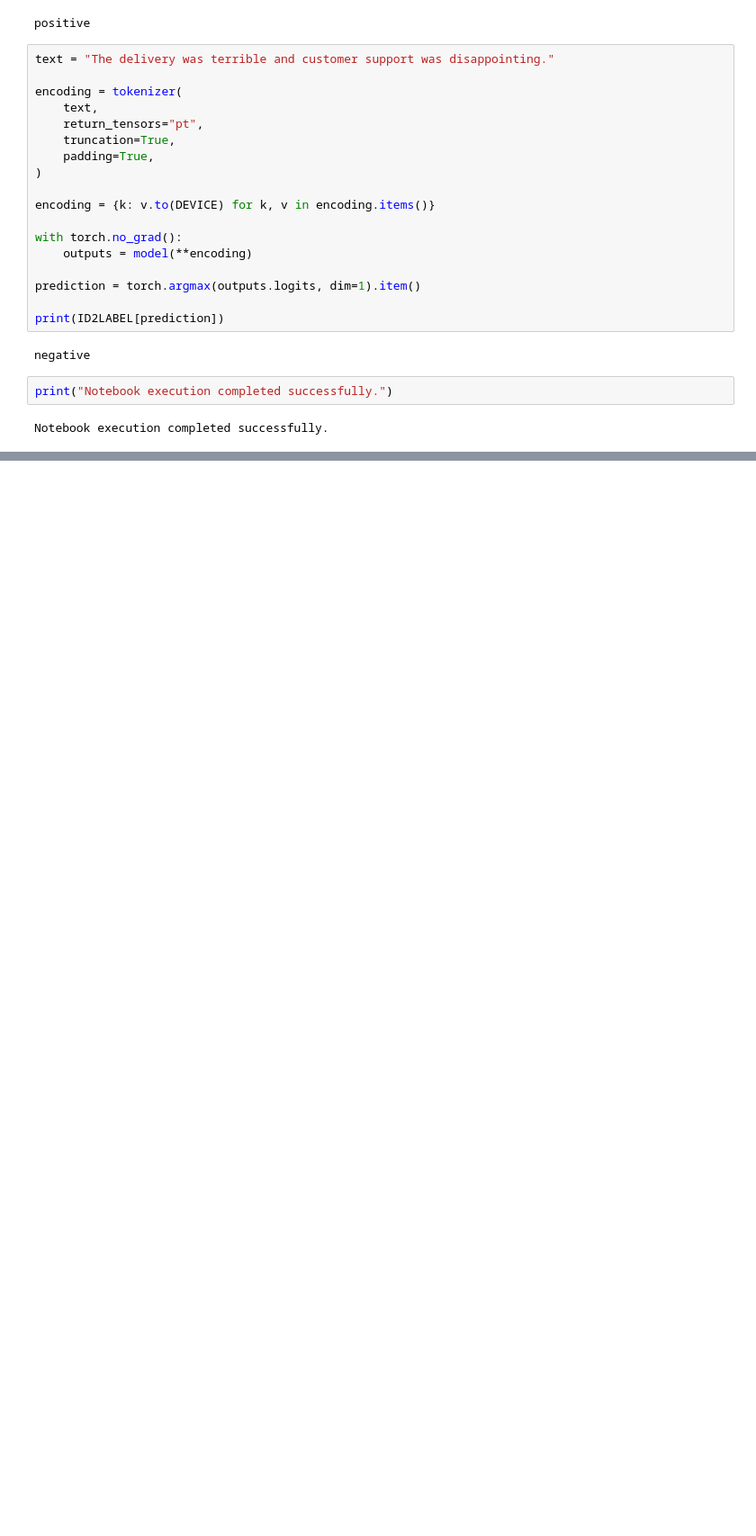
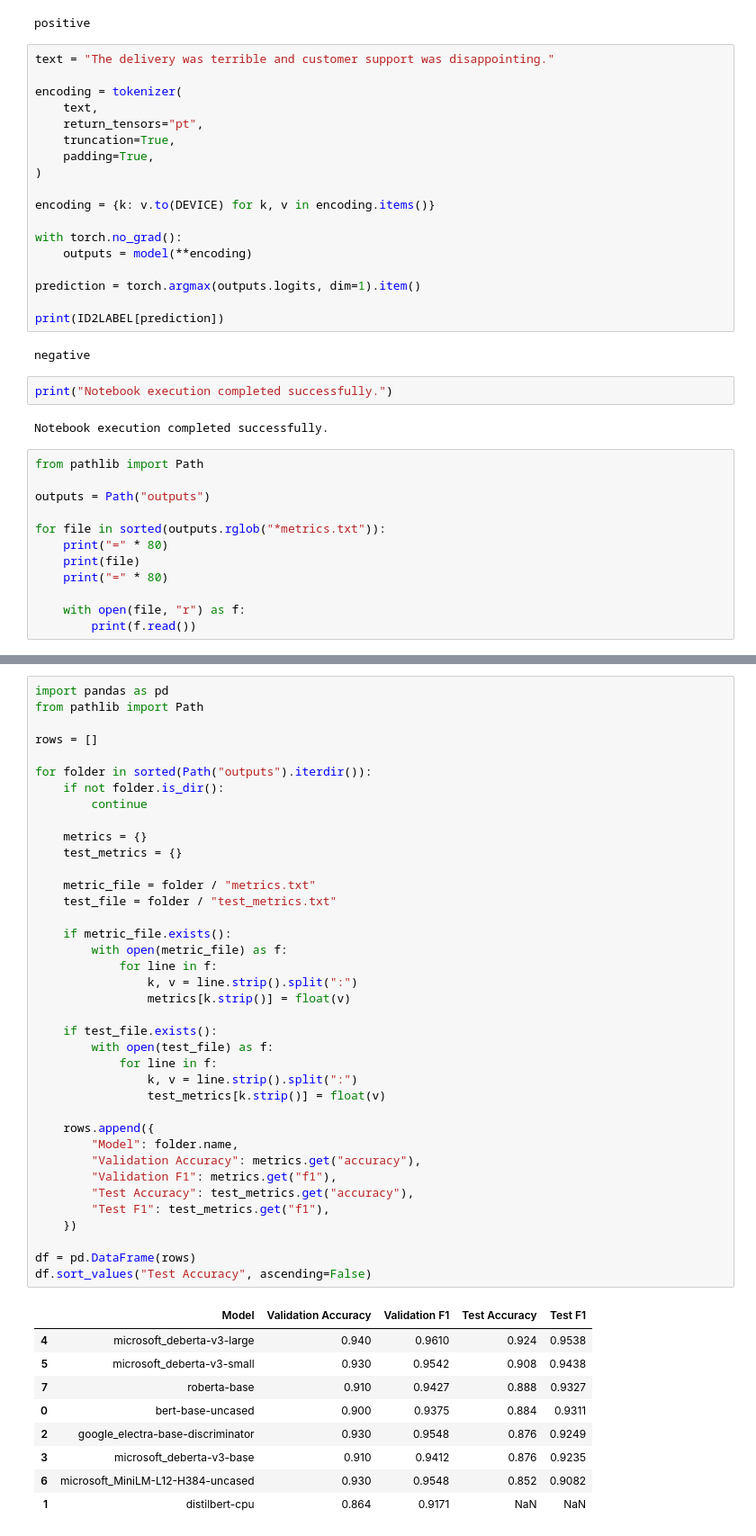
Before and after one commit to divziv/Low-Resource-Customer-Feedback-Sentiment-Analysis, a Jupyter notebook: sentiment_classifier.ipynb, the cells around one changed output, grey strips where cells are left out. Shown at 90% size. Saved outputs shown, nothing was run; the diff lists cells and outputs as text; blank space fills up the shorter version.

```diff
--- a/sentiment_classifier.ipynb
+++ b/sentiment_classifier.ipynb
@@ -214,3 +214,15 @@ negative
 print("Notebook execution completed successfully.")
 # %% [output]
 Notebook execution completed successfully.
+# %%
+from pathlib import Path
+
+outputs = Path("outputs")
+
+for file in sorted(outputs.rglob("*metrics.txt")):
+    print("=" * 80)
+    print(file)
+    print("=" * 80)
+
+    with open(file, "r") as f:
+        print(f.read())
@@ -216,0 +247,48 @@ Notebook execution completed successfully.
+# %%
+import pandas as pd
+from pathlib import Path
+
+rows = []
+
+for folder in sorted(Path("outputs").iterdir()):
+    if not folder.is_dir():
+        continue
+
+    metrics = {}
+    test_metrics = {}
+
+    metric_file = folder / "metrics.txt"
+    test_file = folder / "test_metrics.txt"
+
+    if metric_file.exists():
+        with open(metric_file) as f:
+            for line in f:
+                k, v = line.strip().split(":")
+                metrics[k.strip()] = float(v)
+
+    if test_file.exists():
+        with open(test_file) as f:
+            for line in f:
+                k, v = line.strip().split(":")
+                test_metrics[k.strip()] = float(v)
+
+    rows.append({
+        "Model": folder.name,
+        "Validation Accuracy": metrics.get("accuracy"),
+        "Validation F1": metrics.get("f1"),
+        "Test Accuracy": test_metrics.get("accuracy"),
+        "Test F1": test_metrics.get("f1"),
+    })
+
+df = pd.DataFrame(rows)
+df.sort_values("Test Accuracy", ascending=False)
+# %% [output]
+|  | Model | Validation Accuracy | Validation F1 | Test Accuracy | Test F1 |
+| 4 | microsoft_deberta-v3-large | 0.940 | 0.9610 | 0.924 | 0.9538 |
+| 5 | microsoft_deberta-v3-small | 0.930 | 0.9542 | 0.908 | 0.9438 |
+| 7 | roberta-base | 0.910 | 0.9427 | 0.888 | 0.9327 |
+| 0 | bert-base-uncased | 0.900 | 0.9375 | 0.884 | 0.9311 |
+| 2 | google_electra-base-discriminator | 0.930 | 0.9548 | 0.876 | 0.9249 |
+| 3 | microsoft_deberta-v3-base | 0.910 | 0.9412 | 0.876 | 0.9235 |
+| 6 | microsoft_MiniLM-L12-H384-uncased | 0.930 | 0.9548 | 0.852 | 0.9082 |
+| 1 | distilbert-cpu | 0.864 | 0.9171 | NaN | NaN |
```
Also changed, not shown: parts of 5 cells of this notebook, 1 other file.
